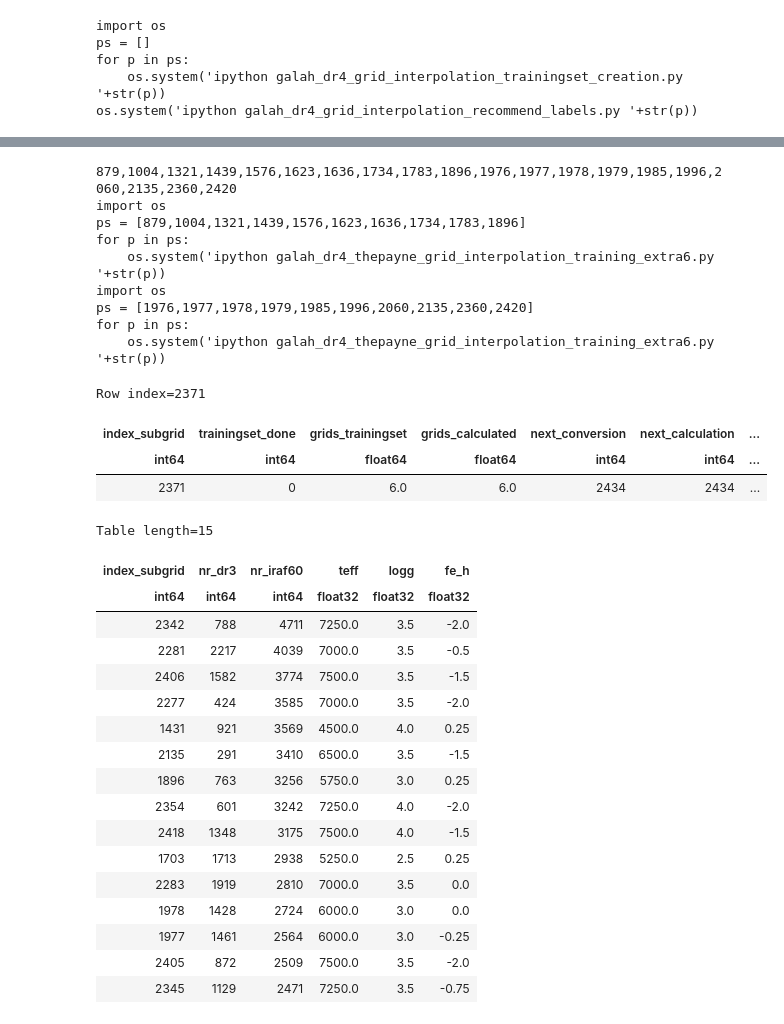
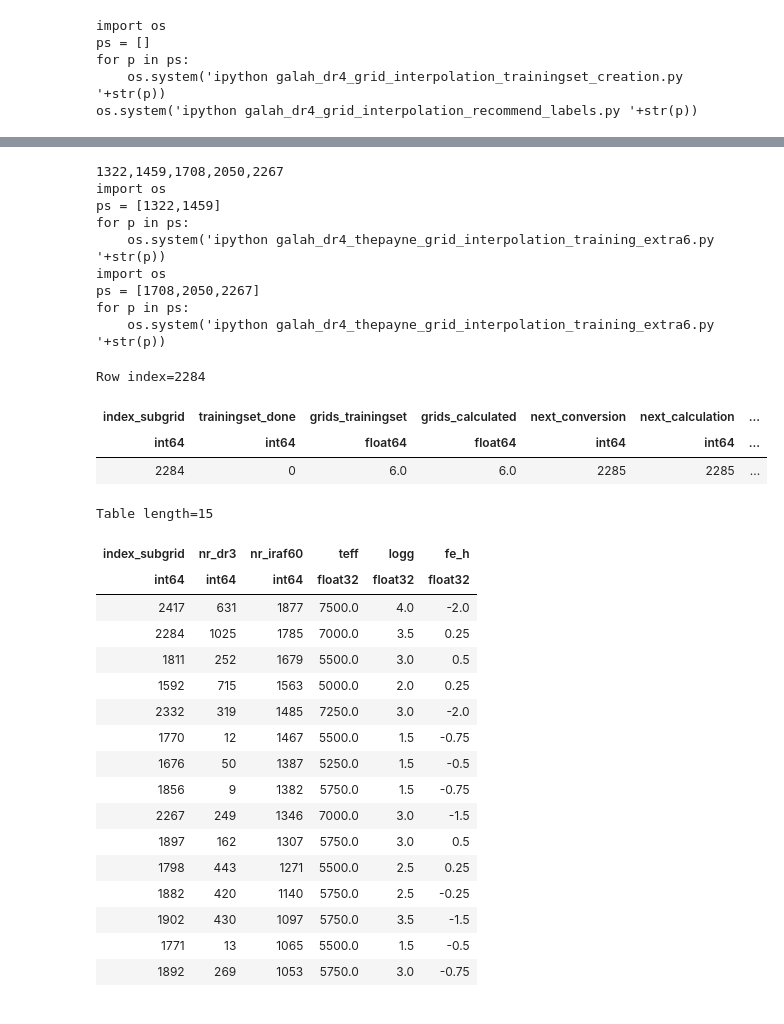
Before and after one commit to svenbuder/GALAH_DR4, a Jupyter notebook: spectrum_grids/galah_dr4_grid_calculation_priority.ipynb, the cells around one changed output, grey strips where cells are left out. Saved outputs shown, nothing was run; the diff lists cells and outputs as text; code cells hidden in the pictures.

```diff
--- a/spectrum_grids/galah_dr4_grid_calculation_priority.ipynb
+++ b/spectrum_grids/galah_dr4_grid_calculation_priority.ipynb
@@ -587,7 +600,7 @@ grids_sme_to_train = [
     2261,
     2266,2267,2268,2269,
     2270,2271,2272,
-    2277,2278,2279,
+    2276,2277,2278,2279,
     2280,2281,2282,2283,2284,
     2288,2289,
     2290,2291,2292,2293,2294,2295,2296,2297,
@@ -610,7 +623,7 @@ grids_sme_to_train = [
     2429,
     2430,2431,2432,2433,2434,2435,
     2442,
-    2465,2466,
+    2465,2466,2467,2477,
     2469,
     2471,
     2478,2479,
@@ -620,7 +633,7 @@ grids_sme_to_train = [
 # %%
 trained_6 = [
     226,
-    743,744,,
+    743,744,
     755,756,757,
     865,866,867,
     877,878,879,
@@ -1023,13 +1024,13 @@ for t in [todo1,todo2]:
 # running: 1576,1623,1636,1734,1783,1896
 # running: 1976,1977,1978,1979,1985,1996,2060,2135,2360,2420
 # %% [output]
-879,1004,1321,1439,1576,1623,1636,1734,1783,1896,1976,1977,1978,1979,1985,1996,2060,2135,2360,2420
+1322,1459,1708,2050,2267
 import os
-ps = [879,1004,1321,1439,1576,1623,1636,1734,1783,1896]
+ps = [1322,1459]
 for p in ps:
     os.system('ipython galah_dr4_thepayne_grid_interpolation_training_extra6.py '+str(p))
 import os
-ps = [1976,1977,1978,1979,1985,1996,2060,2135,2360,2420]
+ps = [1708,2050,2267]
 for p in ps:
     os.system('ipython galah_dr4_thepayne_grid_interpolation_training_extra6.py '+str(p))
 # %%
@@ -1052,39 +1053,40 @@ not_yet_done_extra6 = [(
 # %%
 # progress_table[865] # 3800_0.50_-0.75
 progress_table[865] # 3700_0.50_-0.75
 progress_table[865] # 3900_0.50_-0.75
 progress_table[865] # 3800_0.90_-0.75
 # progress_table[877] # 3800_1.00_-0.75 # done
 # progress_table[864] # 3800_0.50_-1.00 # needed
 # progress_table[866] # 3800_0.50_-0.50 # done
 
-progress_table[2371] #
+progress_table[2417] #
+progress_table[2284]
 # %% [output]
-Row index=2371
+Row index=2284
 | index_subgrid | trainingset_done | grids_trainingset | grids_calculated | next_conversion | next_calculation | ... |
 | int64 | int64 | float64 | float64 | int64 | int64 | ... |
-| 2371 | 0 | 6.0 | 6.0 | 2434 | 2434 | ... |
+| 2284 | 0 | 6.0 | 6.0 | 2285 | 2285 | ... |
 # %%
 grid_entries3[not_yet_done_extra6][:15]
 # %% [output]
 Table length=15
 | index_subgrid | nr_dr3 | nr_iraf60 | teff | logg | fe_h |
 | int64 | int64 | int64 | float32 | float32 | float32 |
-| 2342 | 788 | 4711 | 7250.0 | 3.5 | -2.0 |
-| 2281 | 2217 | 4039 | 7000.0 | 3.5 | -0.5 |
-| 2406 | 1582 | 3774 | 7500.0 | 3.5 | -1.5 |
-| 2277 | 424 | 3585 | 7000.0 | 3.5 | -2.0 |
-| 1431 | 921 | 3569 | 4500.0 | 4.0 | 0.25 |
-| 2135 | 291 | 3410 | 6500.0 | 3.5 | -1.5 |
-| 1896 | 763 | 3256 | 5750.0 | 3.0 | 0.25 |
-| 2354 | 601 | 3242 | 7250.0 | 4.0 | -2.0 |
-| 2418 | 1348 | 3175 | 7500.0 | 4.0 | -1.5 |
-| 1703 | 1713 | 2938 | 5250.0 | 2.5 | 0.25 |
-| 2283 | 1919 | 2810 | 7000.0 | 3.5 | 0.0 |
-| 1978 | 1428 | 2724 | 6000.0 | 3.0 | 0.0 |
-| 1977 | 1461 | 2564 | 6000.0 | 3.0 | -0.25 |
-| 2405 | 872 | 2509 | 7500.0 | 3.5 | -2.0 |
-| 2345 | 1129 | 2471 | 7250.0 | 3.5 | -0.75 |
+| 2417 | 631 | 1877 | 7500.0 | 4.0 | -2.0 |
+| 2284 | 1025 | 1785 | 7000.0 | 3.5 | 0.25 |
+| 1811 | 252 | 1679 | 5500.0 | 3.0 | 0.5 |
+| 1592 | 715 | 1563 | 5000.0 | 2.0 | 0.25 |
+| 2332 | 319 | 1485 | 7250.0 | 3.0 | -2.0 |
+| 1770 | 12 | 1467 | 5500.0 | 1.5 | -0.75 |
+| 1676 | 50 | 1387 | 5250.0 | 1.5 | -0.5 |
+| 1856 | 9 | 1382 | 5750.0 | 1.5 | -0.75 |
+| 2267 | 249 | 1346 | 7000.0 | 3.0 | -1.5 |
+| 1897 | 162 | 1307 | 5750.0 | 3.0 | 0.5 |
+| 1798 | 443 | 1271 | 5500.0 | 2.5 | 0.25 |
+| 1882 | 420 | 1140 | 5750.0 | 2.5 | -0.25 |
+| 1902 | 430 | 1097 | 5750.0 | 3.5 | -1.5 |
+| 1771 | 13 | 1065 | 5500.0 | 1.5 | -0.5 |
+| 1892 | 269 | 1053 | 5750.0 | 3.0 | -0.75 |
 # %%
 grid_entries[not_yet_done][:15]
 # %% [output]
```
Also changed, not shown: parts of 11 cells of this notebook.
